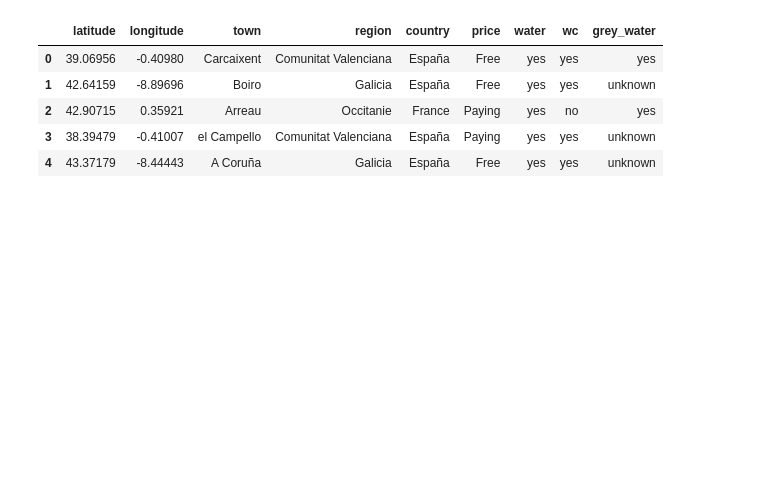
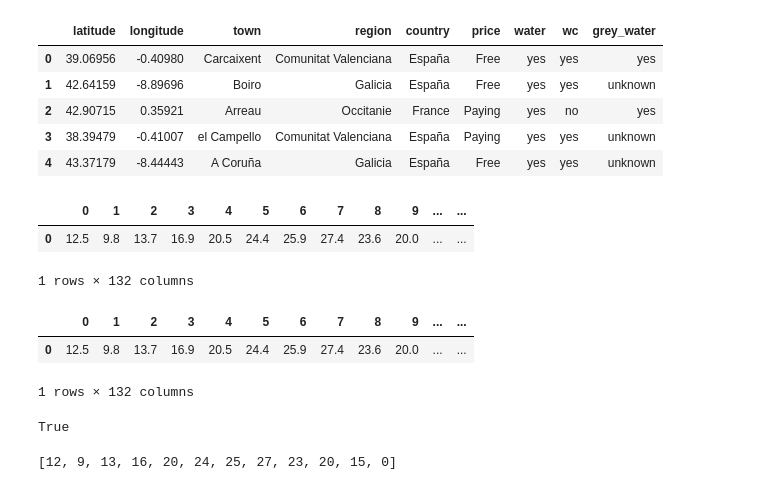
Before and after one commit to sanfermen/motorhome-areas, a Jupyter notebook: weather.ipynb, the cells around one changed output. Drawn from its saved outputs; the diff is of its cells as text; code cells hidden in the pictures; blank space fills up the shorter version.

```diff
--- a/weather.ipynb
+++ b/weather.ipynb
@@ -45,3 +53,9 @@ def weather_month(dataf):
     return dat
 # %%
 df_weather = weather_month(df)
+# %%
+df_weather.head(1)
+# %% [output]
+|  | 0 | 1 | 2 | 3 | 4 | 5 | 6 | 7 | 8 | 9 | ... | ... |
+| 0 | 12.5 | 9.8 | 13.7 | 16.9 | 20.5 | 24.4 | 25.9 | 27.4 | 23.6 | 20.0 | ... | ... |
+1 rows × 132 columns
@@ -47,0 +65,11 @@ df_weather = weather_month(df)
+# %%
+df_weather1 = pd.DataFrame(df_weather.iloc[0]).T
+df_weather1
+# %% [output]
+|  | 0 | 1 | 2 | 3 | 4 | 5 | 6 | 7 | 8 | 9 | ... | ... |
+| 0 | 12.5 | 9.8 | 13.7 | 16.9 | 20.5 | 24.4 | 25.9 | 27.4 | 23.6 | 20.0 | ... | ... |
+1 rows × 132 columns
+# %%
+df_weather1[124] is not np.nan
+# %% [output]
+True
@@ -47,0 +106,4 @@ df_weather = weather_month(df)
+# %%
+(dict_meses["Jan"])
+# %% [output]
+[12, 9, 13, 16, 20, 24, 25, 27, 23, 20, 15, 0]
```
Also changed, not shown: parts of 22 cells of this notebook, 4 other files.
